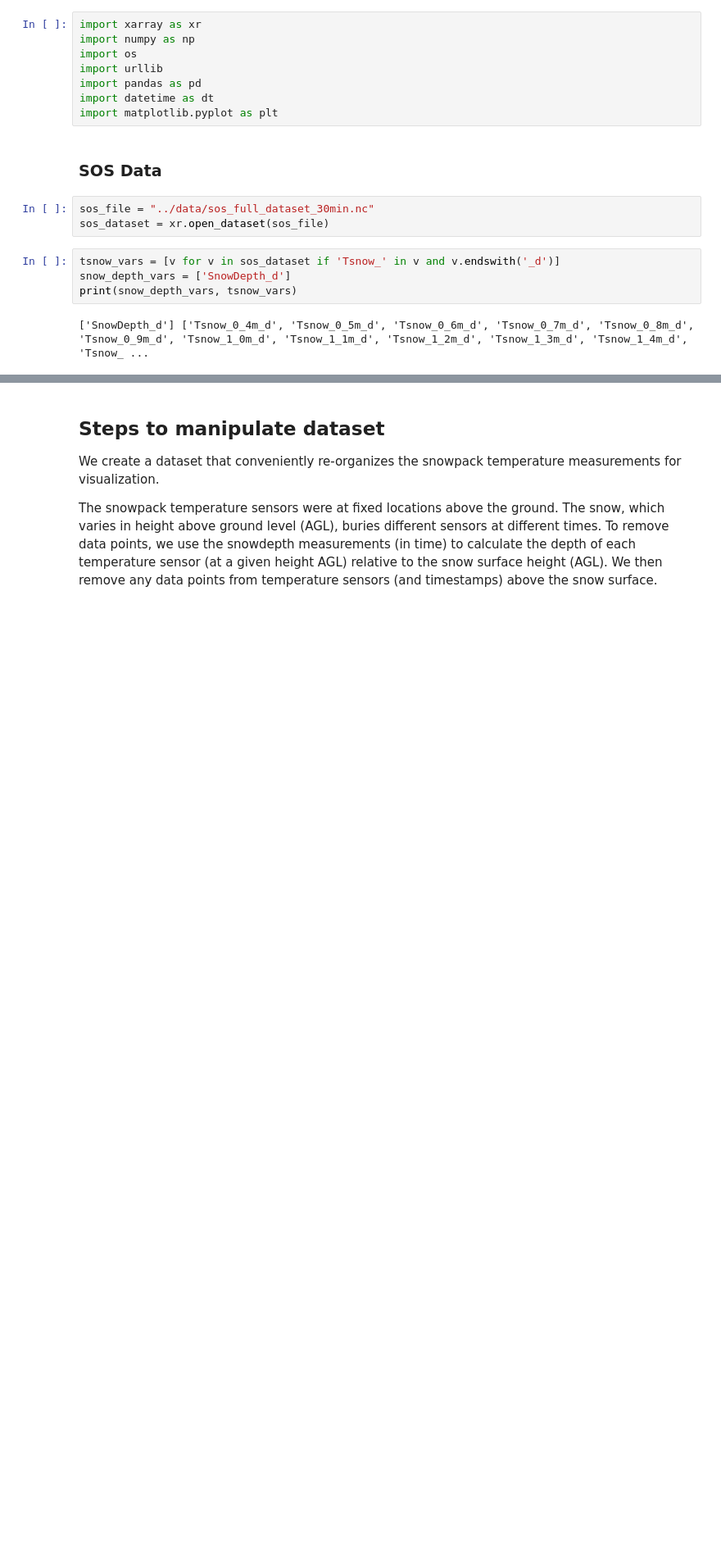
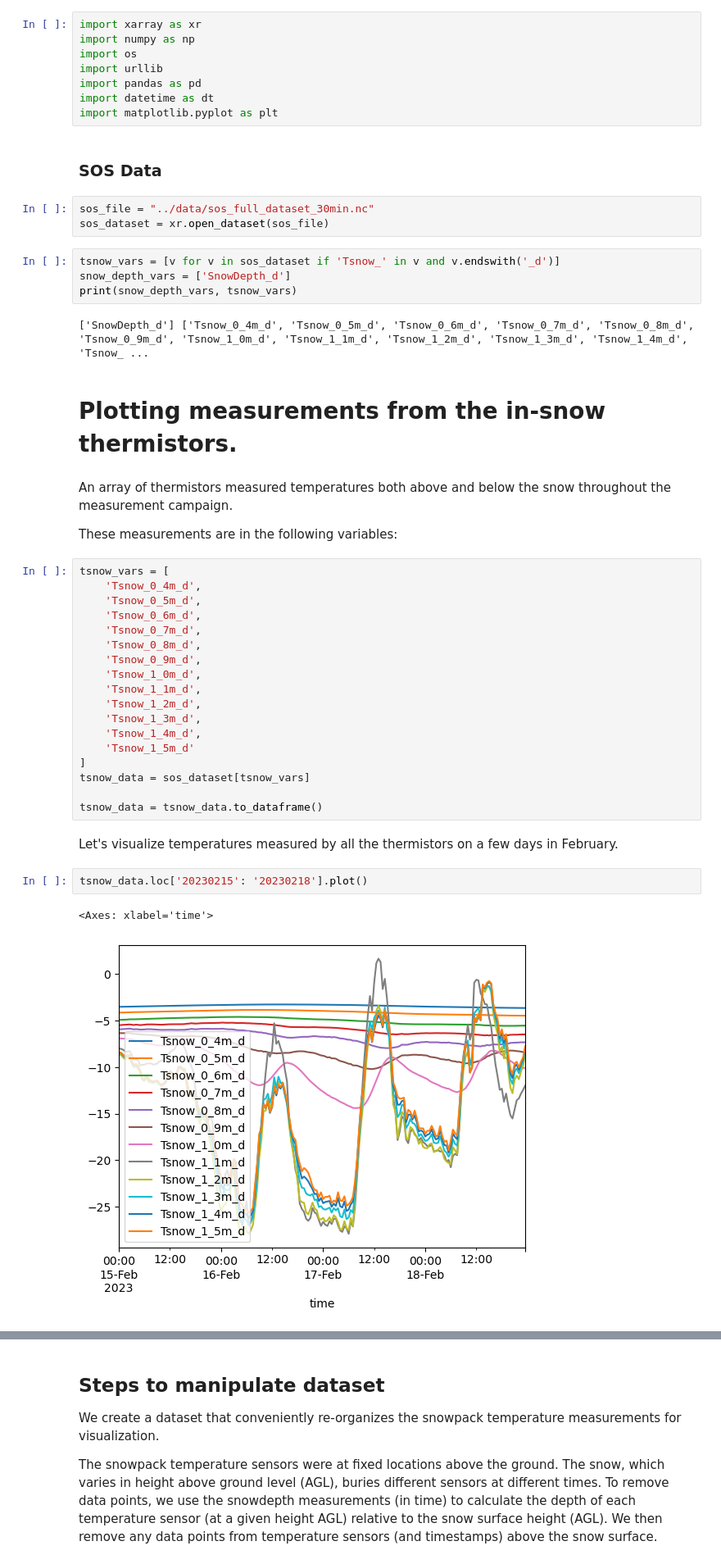
Before and after one commit to Mountain-Hydrology-Research-Group/snow-hydrology, a Jupyter notebook: modules/lab4/lab4-1.ipynb, the cells around one changed output, grey strips where cells are left out. Shown at 82% size. Saved outputs shown, nothing was run; the diff lists cells and outputs as text; blank space fills up the shorter version.

```diff
--- a/modules/lab4/lab4-1.ipynb
+++ b/modules/lab4/lab4-1.ipynb
@@ -24,3 +24,34 @@ snow_depth_vars = ['SnowDepth_d']
 print(snow_depth_vars, tsnow_vars)
 # %% [output]
 ['SnowDepth_d'] ['Tsnow_0_4m_d', 'Tsnow_0_5m_d', 'Tsnow_0_6m_d', 'Tsnow_0_7m_d', 'Tsnow_0_8m_d', 'Tsnow_0_9m_d', 'Tsnow_1_0m_d', 'Tsnow_1_1m_d', 'Tsnow_1_2m_d', 'Tsnow_1_3m_d', 'Tsnow_1_4m_d', 'Tsnow_ ...
+# %% [markdown]
+# Plotting measurements from the in-snow thermistors.
+# %% [markdown]
+An array of thermistors measured temperatures both above and below the snow throughout the measurement campaign.
+
+These measurements are in the following variables:
+# %%
+tsnow_vars = [
+    'Tsnow_0_4m_d',
+    'Tsnow_0_5m_d',
+    'Tsnow_0_6m_d',
+    'Tsnow_0_7m_d',
+    'Tsnow_0_8m_d',
+    'Tsnow_0_9m_d',
+    'Tsnow_1_0m_d',
+    'Tsnow_1_1m_d',
+    'Tsnow_1_2m_d',
+    'Tsnow_1_3m_d',
+    'Tsnow_1_4m_d',
+    'Tsnow_1_5m_d'
+]
+tsnow_data = sos_dataset[tsnow_vars]
+
+tsnow_data = tsnow_data.to_dataframe()
+# %% [markdown]
+Let's visualize temperatures measured by all the thermistors on a few days in February.
+# %%
+tsnow_data.loc['20230215': '20230218'].plot()
+# %% [output]
+<Axes: xlabel='time'>
+[figure, added]
```
Also changed, not shown: parts of 10 cells of this notebook, 2 other files.
